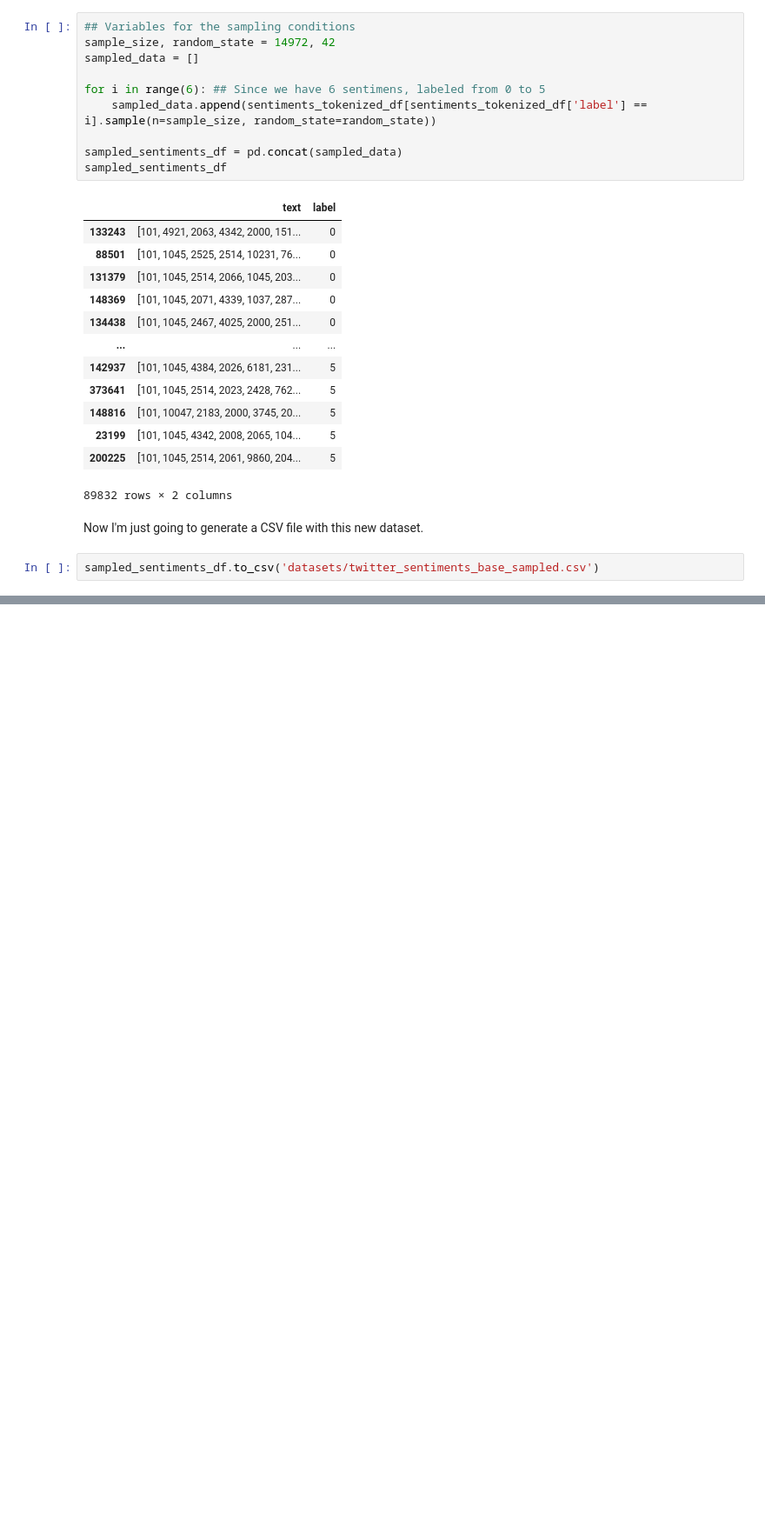
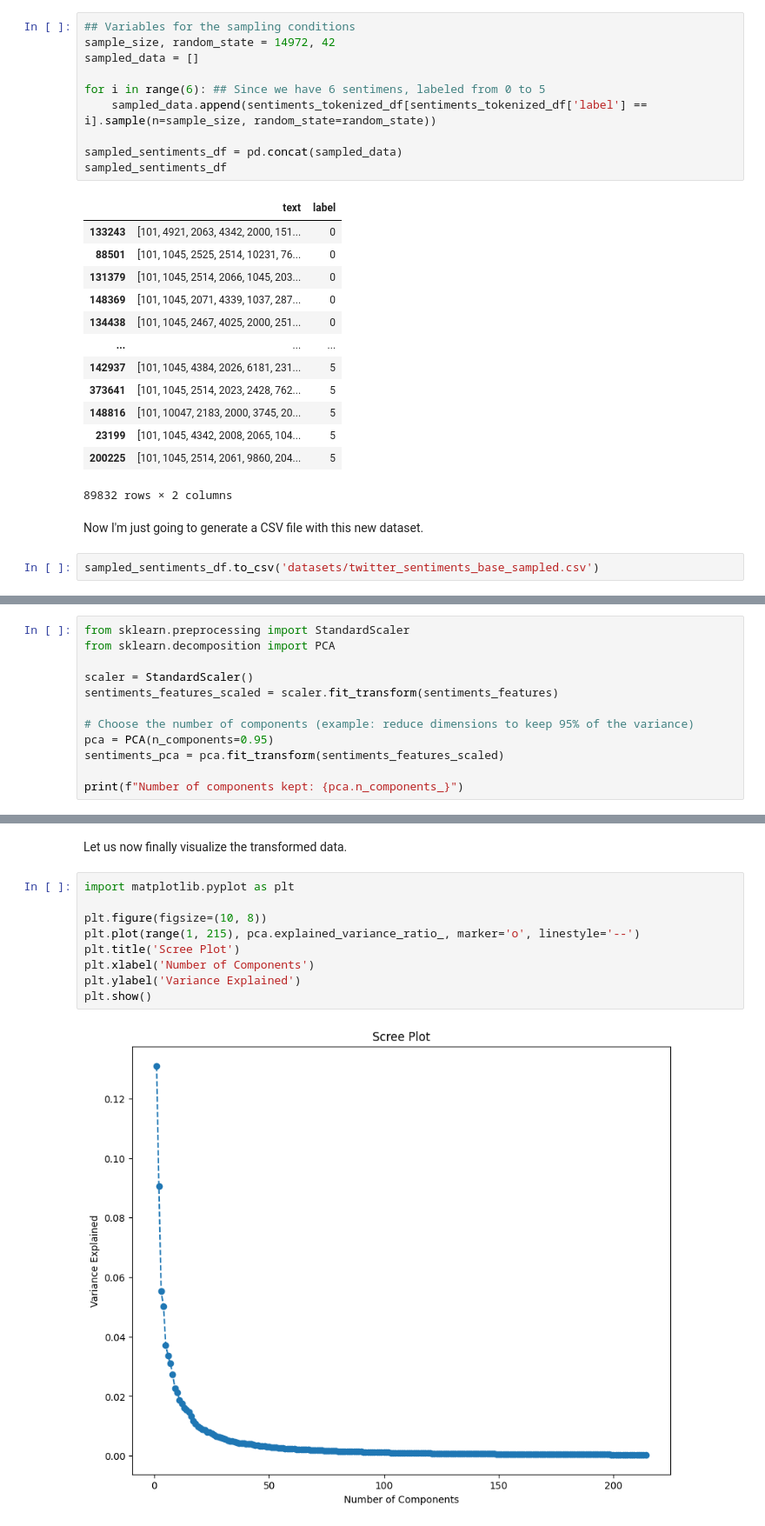
Before and after one commit to dantasl/machine-learning-dimap, a Jupyter notebook: machine-learning-dimap.ipynb, the cells around one changed output, grey strips where cells are left out. Shown at 87% size. Saved outputs shown, nothing was run; the diff lists cells and outputs as text; blank space fills up the shorter version.

```diff
--- a/machine-learning-dimap.ipynb
+++ b/machine-learning-dimap.ipynb
@@ -169,0 +200,12 @@ sampled_sentiments_df.to_csv('datasets/twitter_sentiments_base_sampled.csv')
+# %%
+from sklearn.preprocessing import StandardScaler
+from sklearn.decomposition import PCA
+
+scaler = StandardScaler()
+sentiments_features_scaled = scaler.fit_transform(sentiments_features)
+
+# Choose the number of components (example: reduce dimensions to keep 95% of the variance)
+pca = PCA(n_components=0.95)
+sentiments_pca = pca.fit_transform(sentiments_features_scaled)
+
+print(f"Number of components kept: {pca.n_components_}")
@@ -169,0 +238,13 @@ sampled_sentiments_df.to_csv('datasets/twitter_sentiments_base_sampled.csv')
+# %% [markdown]
+Let us now finally visualize the transformed data.
+# %%
+import matplotlib.pyplot as plt
+
+plt.figure(figsize=(10, 8))
+plt.plot(range(1, 215), pca.explained_variance_ratio_, marker='o', linestyle='--')
+plt.title('Scree Plot')
+plt.xlabel('Number of Components')
+plt.ylabel('Variance Explained')
+plt.show()
+# %% [output]
+[figure, added]
```
Also changed, not shown: parts of 30 cells of this notebook, 2 other files.
